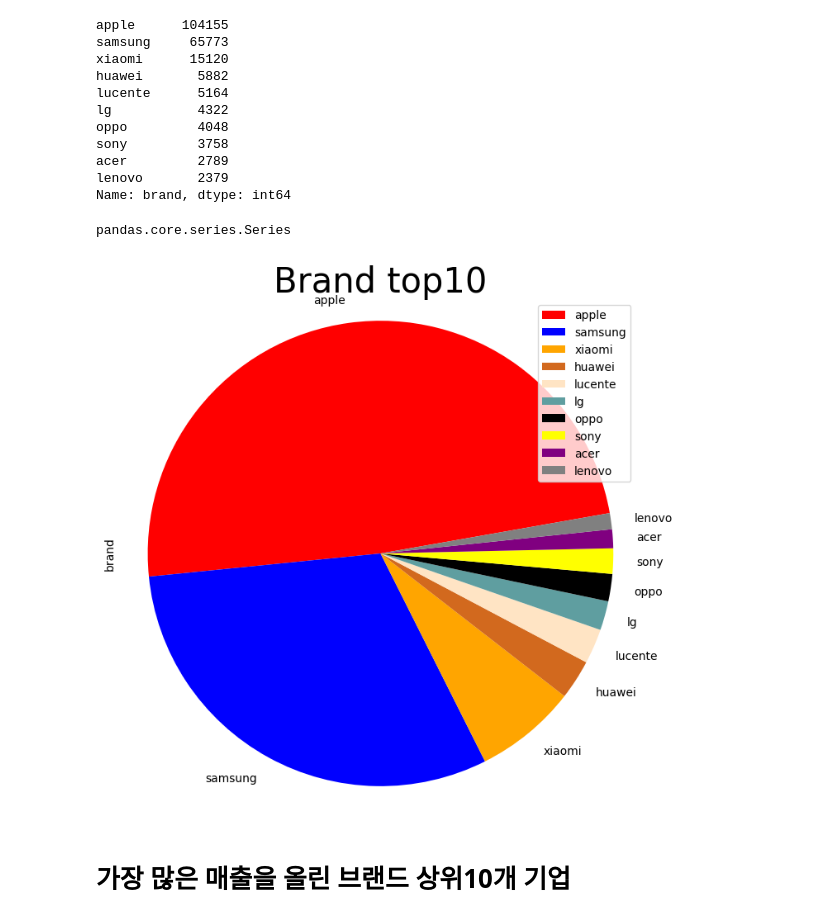
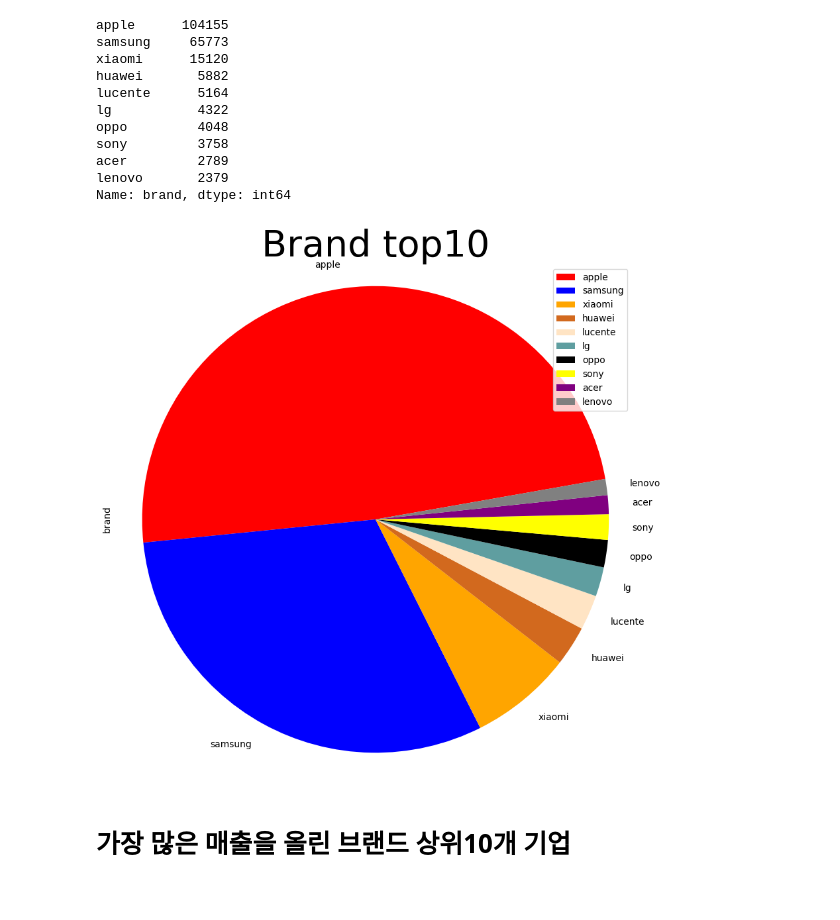
Before and after one commit to ssolllll/1205_09_Project, a Jupyter notebook: Jonghyun/221206_eCommerce Project_Jonghyun_Kim.ipynb, the cells around one changed output. Drawn from its saved outputs; the diff is of its cells as text; code cells hidden in the pictures.

```diff
--- a/Jonghyun/221206_eCommerce Project_Jonghyun_Kim.ipynb
+++ b/Jonghyun/221206_eCommerce Project_Jonghyun_Kim.ipynb
@@ -7,8 +7,8 @@ import seaborn as sns
 import matplotlib.pyplot as plt
 import seaborn as sns
 # %%
-df_top10 = pd.read_csv('../data/top_10_EB_data.csv', index_col=0)
-df_top10
+df_top10 = pd.read_csv('data/top_10_EB_data.csv', index_col=0)
+df_top10   # NaN값 결측치 처리를 하지 않은 데이터
 # %% [output]
 |  | event_time | event_type | product_id | category_id | category_code | brand | price | user_id | ... |
 | 49 | 2019-11-01 00:00:19 UTC | view | 26100002 | 2053013553887052089 | NaN | sulu | 51.48 | 520956879 | ... |
@@ -98,21 +71,17 @@ sony         3758
 acer         2789
 lenovo       2379
 Name: brand, dtype: int64
-# %%
-type(df_brand_top10)
-# %% [output]
-pandas.core.series.Series
 # %%
 df_brand_top10.plot(kind='pie',
-                        figsize=(8, 8),
+                        figsize=(10, 10),
                         startangle=10,
-                        colors=['red','blue', 'orange','chocolate', 'bisque', 'cadetblue', 'black', 'yellow', 'purple', 'grey'])
-plt.title('Brand top10', size=30)
+                        colors=['red','blue', 'orange', 'chocolate', 'bisque', 'cadetblue', 'black', 'yellow', 'purple', 'grey'])
+plt.title('Brand top10', size=40)
 plt.axis('equal')
 plt.legend(df_brand_top10.index, loc='upper right')
-plt.show()
+plt.show()   # 주문 건수가 많은 상위 Brand top10 pie그래프로 시각화
 # %% [output]
-[figure, old version]
+[figure, new version]
 # %% [markdown]
 # 가장 많은 매출을 올린 브랜드 상위10개 기업
 # %%
```
Also changed, not shown: parts of 22 cells of this notebook.
